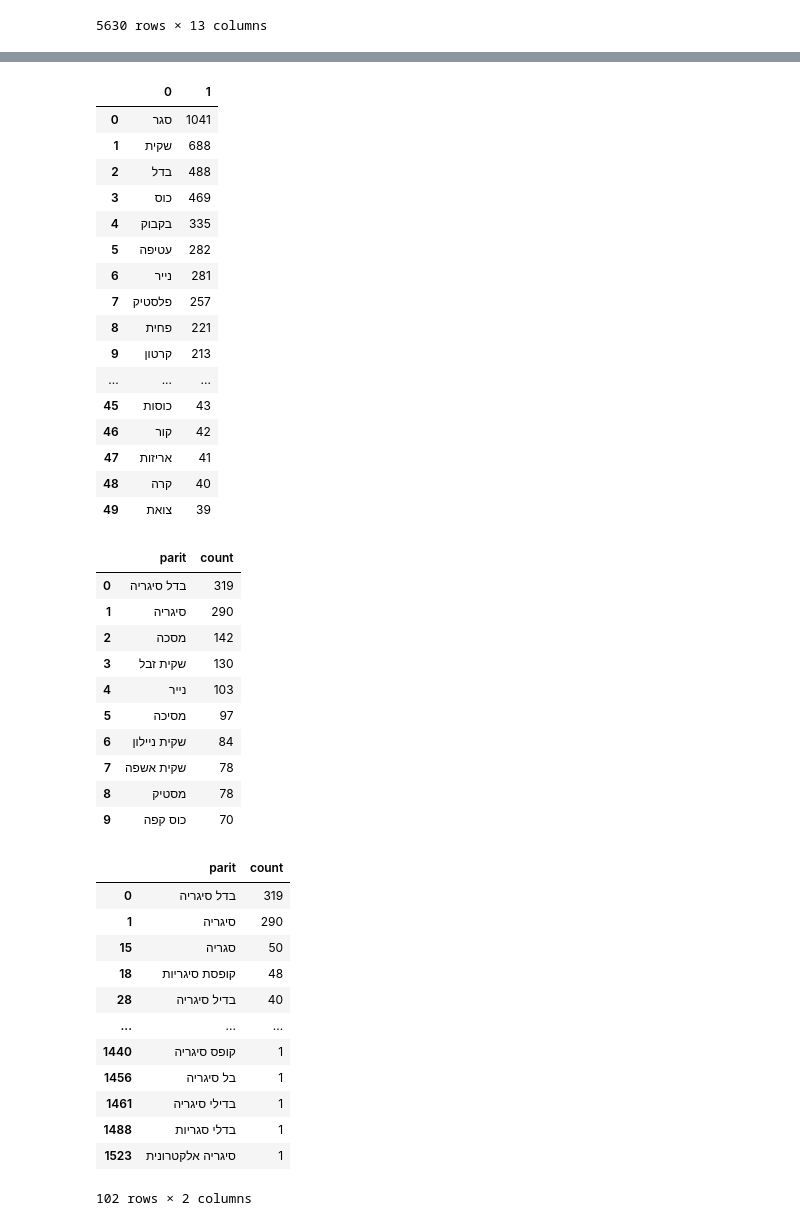
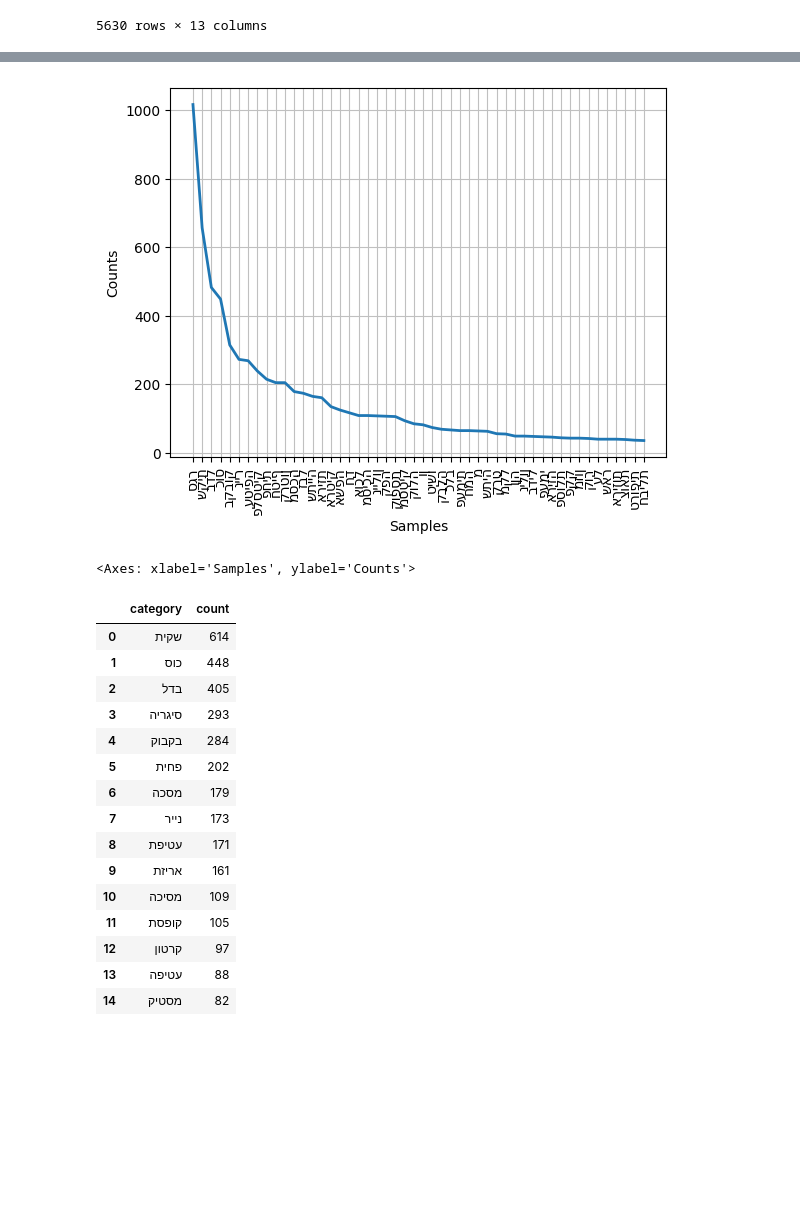
Before and after one commit to ColgateSmile/Visualization_Project_littering-incidents-Israel, a Jupyter notebook: master.ipynb, the cells around one changed output, grey strips where cells are left out. Saved outputs shown, nothing was run; the diff lists cells and outputs as text; code cells hidden in the pictures; blank space fills up the shorter version.

```diff
--- a/master.ipynb
+++ b/master.ipynb
@@ -325,6 +327,10 @@ df_merged
 | 5628 | 1060 | 31.3262695,34.8809186 | רחוב ראשי כניסת הכפר | רחוב מסחרי | מסכה | שלילית | צעיר ירד מהאוטובוס והשליך המסכה ל... | ... |
 | 5629 | 1060 | 31.3262695,34.8809186 | רחוב ראשי כניסת הכפר | רחוב מסחרי | פחית Xl | שלילית | צעיר השליך הפחית על המדרכה | ... |
 5630 rows × 13 columns
+# %%
+df_merged['parit'] = df_merged['parit'].apply(lambda x: re.sub(r'[^א-ת ]', '', x))
+df_merged = df_merged[df_merged.parit != ''].reset_index(drop=True)
+df_merged = df_merged[df_merged.parit.str.len() < 20].reset_index(drop=True)
 # %%
 df_merged[df_merged.apply(lambda x: x.city in x.location_address, axis=1)]
 # %% [output]
@@ -364,6 +384,7 @@ def hebrew_stemmer(word):
             break
     return word
 # %%
+from nltk.probability import FreqDist
 text = ''
 text = '\n'.join(df_merged['parit'])
 
@@ -381,73 +402,42 @@ text = text.replace('סיג', 'סג')
 text = text.split()
 # print(text)
 pd.DataFrame(FreqDist(text).most_common(50))
+FreqDist(text).plot(50, cumulative=False)
 # %% [output]
-|  | 0 | 1 |
-| 0 | סגר | 1041 |
-| 1 | שקית | 688 |
-| 2 | בדל | 488 |
-| 3 | כוס | 469 |
-| 4 | בקבוק | 335 |
-| 5 | עטיפה | 282 |
-| 6 | נייר | 281 |
-| 7 | פלסטיק | 257 |
-| 8 | פחית | 221 |
-| 9 | קרטון | 213 |
-| ... | ... | ... |
-| 45 | כוסות | 43 |
-| 46 | קור | 42 |
-| 47 | אריזות | 41 |
-| 48 | קרה | 40 |
-| 49 | צואת | 39 |
+[figure, added]
+<Axes: xlabel='Samples', ylabel='Counts'>
 # %%
-unique_items = df_merged.parit.value_counts().to_dict()
+unique_items = df_merged.parit.apply(lambda x: x.split(' ')[0]).value_counts().to_dict()
 unique_items = pd.DataFrame(unique_items, index=[0]) \
     .transpose().reset_index() \
     .rename(columns={
         'index' : 'parit',
         0 : 'count'
     })
 unique_items = unique_items \
             .sort_values(by='count', ascending=False) \
             .reset_index(drop=True)
 unique_items
 # pd.DataFrame(unique_items)
 unique_items[
     (unique_items['count'] > 10)
 ]
-top_categories = unique_items[unique_items['count'] >5]
-top_categories.head(10)
+top_categories = unique_items[unique_items['count'] >5].rename(columns={'parit' : 'category'})
+top_categories.head(15)
 # %% [output]
-|  | parit | count |
-| 0 | בדל סיגריה | 319 |
-| 1 | סיגריה | 290 |
-| 2 | מסכה | 142 |
-| 3 | שקית זבל | 130 |
-| 4 | נייר | 103 |
-| 5 | מסיכה | 97 |
-| 6 | שקית ניילון | 84 |
-| 7 | שקית אשפה | 78 |
-| 8 | מסטיק | 78 |
-| 9 | כוס קפה | 70 |
+|  | category | count |
+| 0 | שקית | 614 |
+| 1 | כוס | 448 |
+| 2 | בדל | 405 |
+| 3 | סיגריה | 293 |
+| 4 | בקבוק | 284 |
+| 5 | פחית | 202 |
+| 6 | מסכה | 179 |
+| 7 | נייר | 173 |
+| 8 | עטיפת | 171 |
+| 9 | אריזת | 161 |
+| 10 | מסיכה | 109 |
+| 11 | קופסת | 105 |
+| 12 | קרטון | 97 |
+| 13 | עטיפה | 88 |
+| 14 | מסטיק | 82 |
-# %%
-unique_items[
-    (unique_items.parit.str.len() < 20) &
-    unique_items.parit.str.contains('סיגר') |
-    unique_items.parit.str.contains('סגר') |
-    unique_items.parit.str.contains('בדל')
-    # & unique_items.parit.str.len() < 20
-]
-# %% [output]
-|  | parit | count |
-| 0 | בדל סיגריה | 319 |
-| 1 | סיגריה | 290 |
-| 15 | סגריה | 50 |
-| 18 | קופסת סיגריות | 48 |
-| 28 | בדיל סיגריה | 40 |
-| ... | ... | ... |
-| 1440 | קופס סיגריה | 1 |
-| 1456 | בל סיגריה | 1 |
-| 1461 | בדילי סיגריה | 1 |
-| 1488 | בדלי סגריות | 1 |
-| 1523 | סיגריה אלקטרונית | 1 |
-102 rows × 2 columns
```
Also changed, not shown: parts of 18 cells of this notebook, 1 other file.
